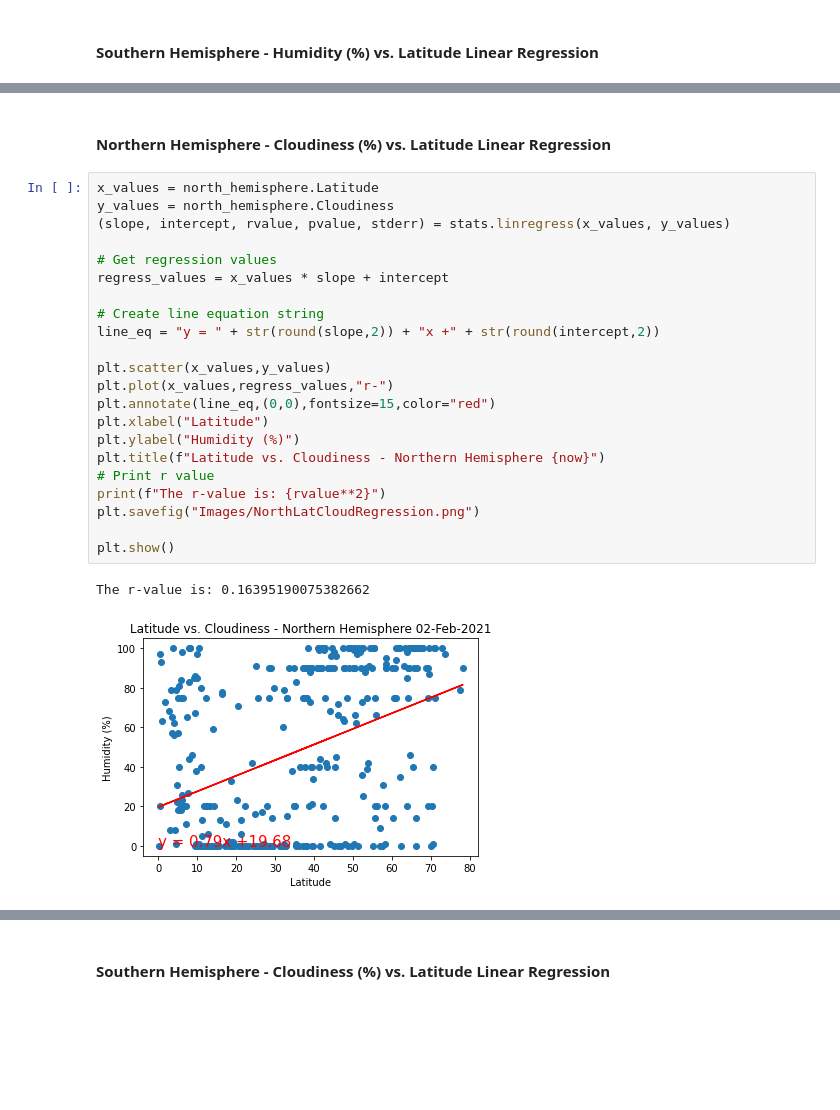
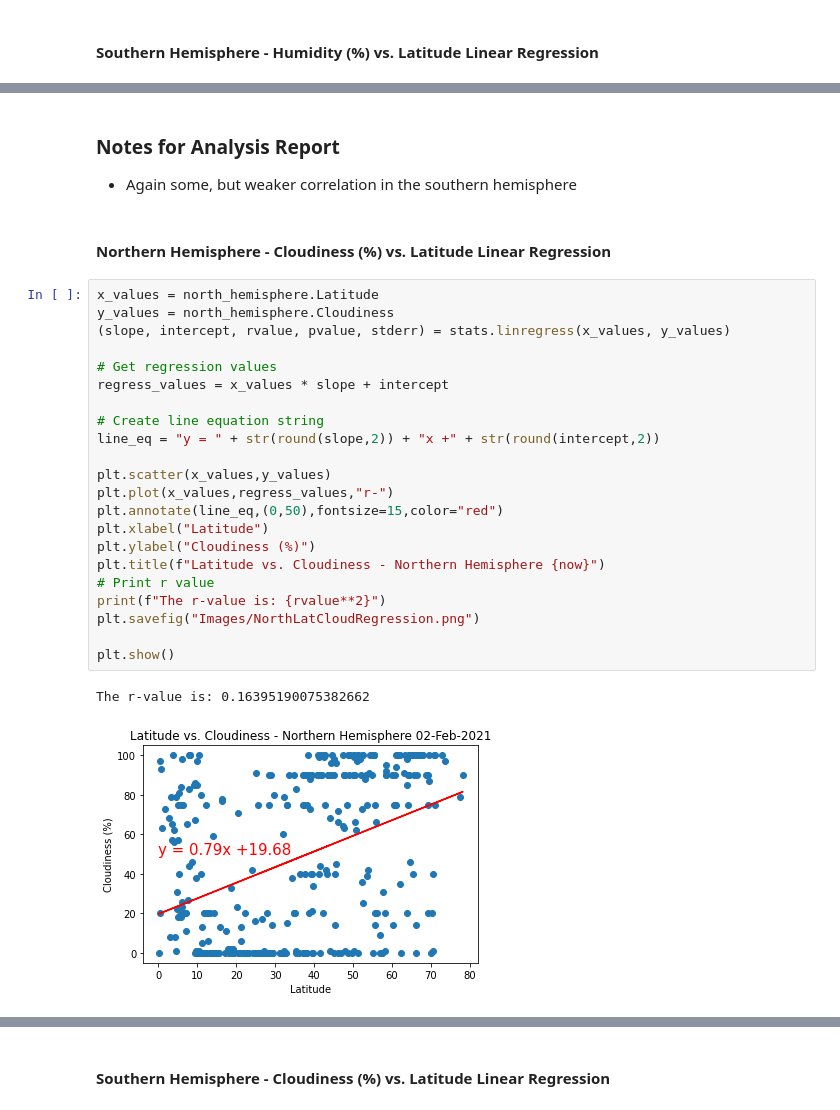
Before and after one commit to bentleyj68/python-api-challenge, a Jupyter notebook: WeatherPy/WeatherPy.ipynb, the cells around one changed output, grey strips where cells are left out. Drawn from its saved outputs; the diff is of its cells as text; blank space fills up the shorter version.

```diff
--- a/WeatherPy/WeatherPy.ipynb
+++ b/WeatherPy/WeatherPy.ipynb
@@ -337,27 +385,30 @@ The r-value is: 0.12929221019117182
+# %% [markdown]
+### Notes for Analysis Report
+* Again some, but weaker correlation in the southern hemisphere
 # %% [markdown]
 ####  Northern Hemisphere - Cloudiness (%) vs. Latitude Linear Regression
 # %%
 x_values = north_hemisphere.Latitude
 y_values = north_hemisphere.Cloudiness
 (slope, intercept, rvalue, pvalue, stderr) = stats.linregress(x_values, y_values)
 
 # Get regression values
 regress_values = x_values * slope + intercept
 
 # Create line equation string
 line_eq = "y = " + str(round(slope,2)) + "x +" + str(round(intercept,2))
 
 plt.scatter(x_values,y_values)
 plt.plot(x_values,regress_values,"r-")
-plt.annotate(line_eq,(0,0),fontsize=15,color="red")
+plt.annotate(line_eq,(0,50),fontsize=15,color="red")
 plt.xlabel("Latitude")
-plt.ylabel("Humidity (%)")
+plt.ylabel("Cloudiness (%)")
 plt.title(f"Latitude vs. Cloudiness - Northern Hemisphere {now}")
 # Print r value
 print(f"The r-value is: {rvalue**2}")
 plt.savefig("Images/NorthLatCloudRegression.png")
 
 plt.show()
 # %% [output]
 The r-value is: 0.16395190075382662
-[figure, old version]
+[figure, new version]
```
Also changed, not shown: parts of 28 cells of this notebook, 7 other files.
